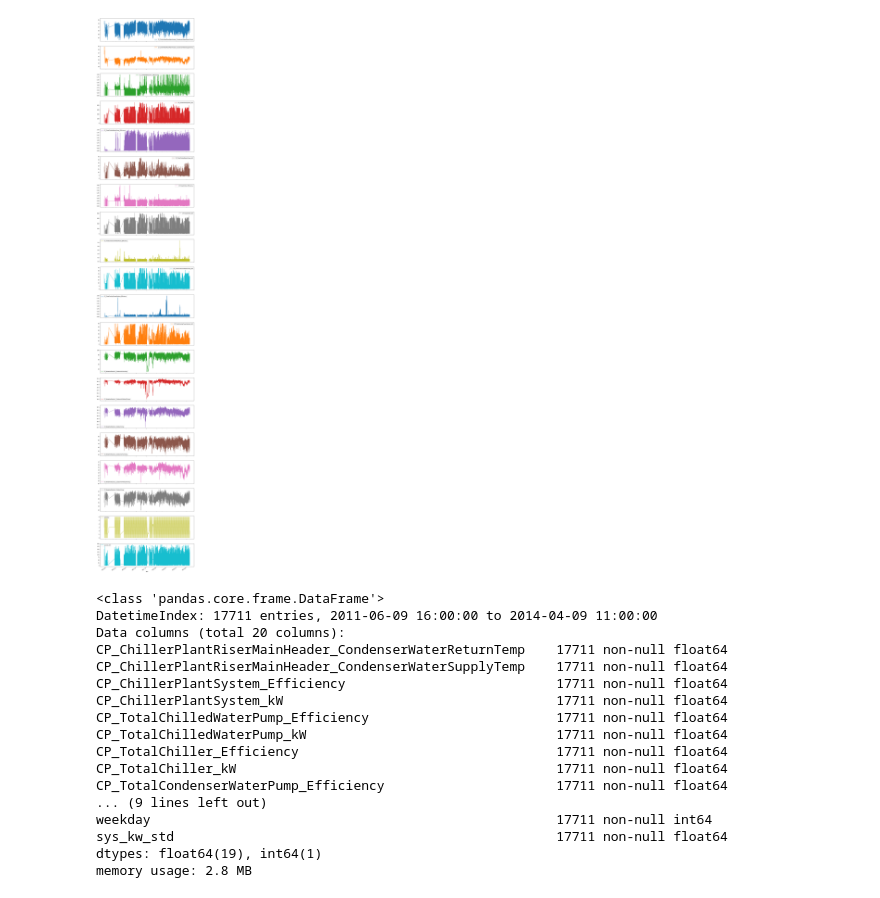
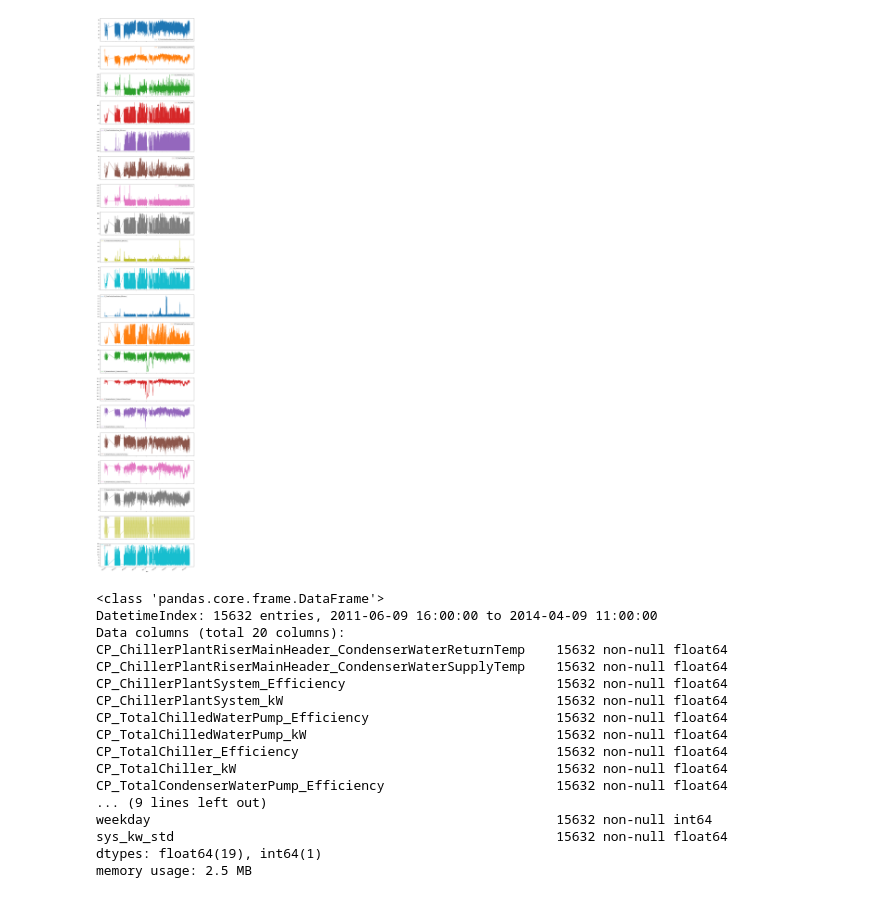
Before and after one commit to samohyes/Building-data-mining, a Jupyter notebook: Chiller_plant_system/Chiller_System_seperate.ipynb, the cells around one changed output. Drawn from its saved outputs; the diff is of its cells as text; code cells hidden in the pictures.

```diff
--- a/Chiller_plant_system/Chiller_System_seperate.ipynb
+++ b/Chiller_plant_system/Chiller_System_seperate.ipynb
@@ -135,6 +135,8 @@ CP_TotalChilledWaterPump_Efficiency = pd.DataFrame(cp_sys['CP_TotalChilledWaterP
 CP_TotalChilledWaterPump_kW = pd.DataFrame(cp_sys['CP_TotalChilledWaterPump_kW'])
 CP_TotalChiller_Efficiency = pd.DataFrame(cp_sys['CP_TotalChiller_Efficiency'])
 CP_TotalChiller_kW = pd.DataFrame(cp_sys['CP_TotalChiller_kW'])
+CP_TotalChiller_kW = CP_TotalChiller_kW.loc[(CP_TotalChiller_kW!=0).any(1)]
+
 CP_TotalCondenserWaterPump_Efficiency = pd.DataFrame(cp_sys['CP_TotalCondenserWaterPump_Efficiency'])
 CP_TotalCondenserWaterPump_kW = pd.DataFrame(cp_sys['CP_TotalCondenserWaterPump_kW'])
 CP_TotalCoolingTowerSystem_Efficiency = pd.DataFrame(cp_sys['CP_TotalCoolingTowerSystem_Efficiency'])
@@ -144,51 +146,51 @@ CP_WeatherStation1_OutdoorAirWetbulbTemp = pd.DataFrame(sta1_air_wetemp_clean)
 CP_WeatherStation1_OutdoorTemp = pd.DataFrame(sta1_air_outmp_clean)
 CP_WeatherStation2_OutdoorAirHumidity = pd.DataFrame(sta2_air_hum_clean)
 CP_WeatherStation2_OutdoorAirWetbulbTemp = pd.DataFrame(sta2_air_wetemp_clean)
 CP_WeatherStation2_OutdoorTemp = pd.DataFrame(sta2_air_outmp_clean)
 sys_kw_std_new = pd.DataFrame(sys_kw_std_clean)
 cp_sys_clean = pd.concat([CP_ChillerPlantRiserMainHeader_CondenserWaterReturnTemp,
                    CP_ChillerPlantRiserMainHeader_CondenserWaterSupplyTemp,
                    CP_ChillerPlantSystem_Efficiency,
                    CP_ChillerPlantSystem_kW,
                    CP_TotalChilledWaterPump_Efficiency,
                    CP_TotalChilledWaterPump_kW,
                    CP_TotalChiller_Efficiency,
                    CP_TotalChiller_kW,
                    CP_TotalCondenserWaterPump_Efficiency,
                    CP_TotalCondenserWaterPump_kW,
                    CP_TotalCoolingTowerSystem_Efficiency,
                    CP_TotalCoolingTowerSystem_kW,
                    CP_WeatherStation1_OutdoorAirHumidity,
                    CP_WeatherStation1_OutdoorAirWetbulbTemp,
                    CP_WeatherStation1_OutdoorTemp,
                    CP_WeatherStation2_OutdoorAirHumidity,
                    CP_WeatherStation2_OutdoorAirWetbulbTemp,
                    CP_WeatherStation2_OutdoorTemp,
                    weekday_final,
                    sys_kw_std_new],axis=1).dropna(axis=0)
 cp_sys_clean.plot(subplots=True,figsize=(15,100))
 plt.show()
 cp_sys_clean.info()
 weekday_final = cp_sys_clean['weekday']
 # %% [output]
-[figure, old version]
+[figure, new version]
 <class 'pandas.core.frame.DataFrame'>
-DatetimeIndex: 17711 entries, 2011-06-09 16:00:00 to 2014-04-09 11:00:00
+DatetimeIndex: 15632 entries, 2011-06-09 16:00:00 to 2014-04-09 11:00:00
 Data columns (total 20 columns):
-CP_ChillerPlantRiserMainHeader_CondenserWaterReturnTemp    17711 non-null float64
-CP_ChillerPlantRiserMainHeader_CondenserWaterSupplyTemp    17711 non-null float64
-CP_ChillerPlantSystem_Efficiency                           17711 non-null float64
-CP_ChillerPlantSystem_kW                                   17711 non-null float64
-CP_TotalChilledWaterPump_Efficiency                        17711 non-null float64
-CP_TotalChilledWaterPump_kW                                17711 non-null float64
-CP_TotalChiller_Efficiency                                 17711 non-null float64
-CP_TotalChiller_kW                                         17711 non-null float64
-CP_TotalCondenserWaterPump_Efficiency                      17711 non-null float64
+CP_ChillerPlantRiserMainHeader_CondenserWaterReturnTemp    15632 non-null float64
+CP_ChillerPlantRiserMainHeader_CondenserWaterSupplyTemp    15632 non-null float64
+CP_ChillerPlantSystem_Efficiency                           15632 non-null float64
+CP_ChillerPlantSystem_kW                                   15632 non-null float64
+CP_TotalChilledWaterPump_Efficiency                        15632 non-null float64
+CP_TotalChilledWaterPump_kW                                15632 non-null float64
+CP_TotalChiller_Efficiency                                 15632 non-null float64
+CP_TotalChiller_kW                                         15632 non-null float64
+CP_TotalCondenserWaterPump_Efficiency                      15632 non-null float64
 ... (9 lines left out)
-weekday                                                    17711 non-null int64
-sys_kw_std                                                 17711 non-null float64
+weekday                                                    15632 non-null int64
+sys_kw_std                                                 15632 non-null float64
 dtypes: float64(19), int64(1)
-memory usage: 2.8 MB
+memory usage: 2.5 MB
 # %%
 ### scale the data into [0,1]
 min_max_scaler = preprocessing.MinMaxScaler()
```
Also changed, not shown: parts of 20 cells of this notebook, 54 other files.
